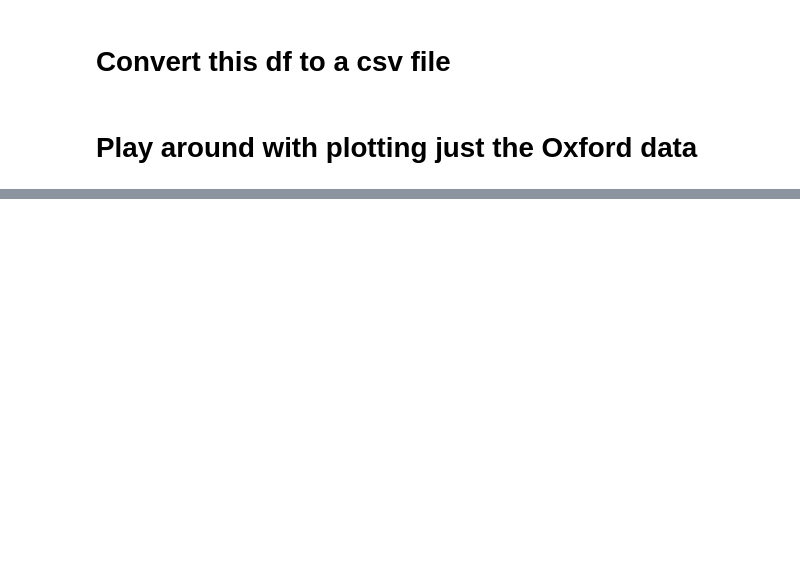
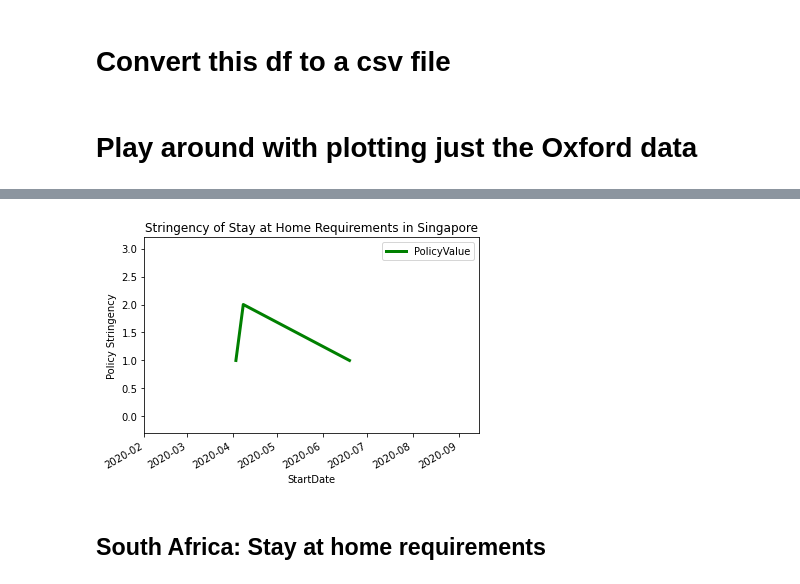
Before and after one commit to ksaslow/sad-song, a Jupyter notebook: ox_covid_test.ipynb, the cells around one changed output, grey strips where cells are left out. Cells and saved outputs as stored; diff of their text form; code cells hidden in the pictures; blank space fills up the shorter version.

```diff
--- a/ox_covid_test.ipynb
+++ b/ox_covid_test.ipynb
@@ -235,0 +318,13 @@ AttributeError: module 'matplotlib' has no attribute 'show'
+# %%
+sub_singapore.plot('StartDate', 'PolicyValue', linewidth=3, color='green')
+plt.ylabel('Policy Stringency')
+plt.title('Stringency of Stay at Home Requirements in Singapore')
+plt.xlim('2020-02-01', '2020-09-15')
+plt.ylim(-0.3, 3.2)
+plt.show()
+
+# NOTE! can we change the scale so that the policy value can go up to 3 to match the other plots???
+# %% [output]
+[figure, added]
+# %% [markdown]
+## South Africa: Stay at home requirements
```
Also changed, not shown: parts of 25 cells of this notebook.
